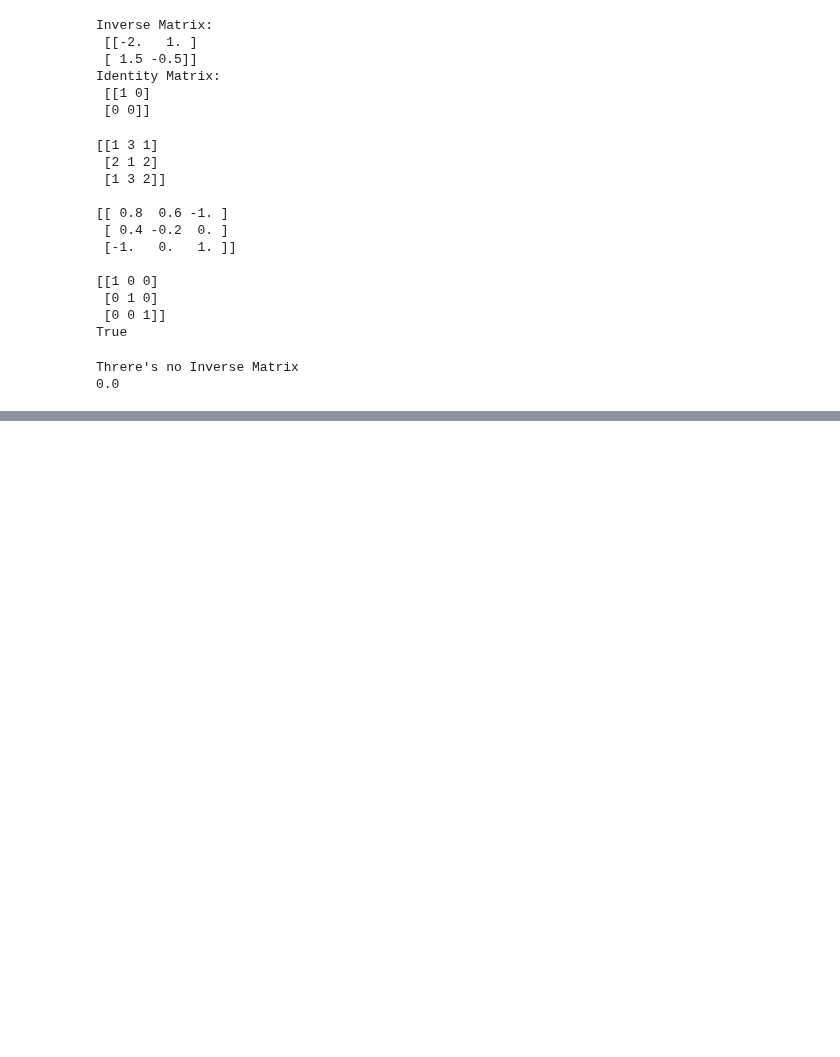
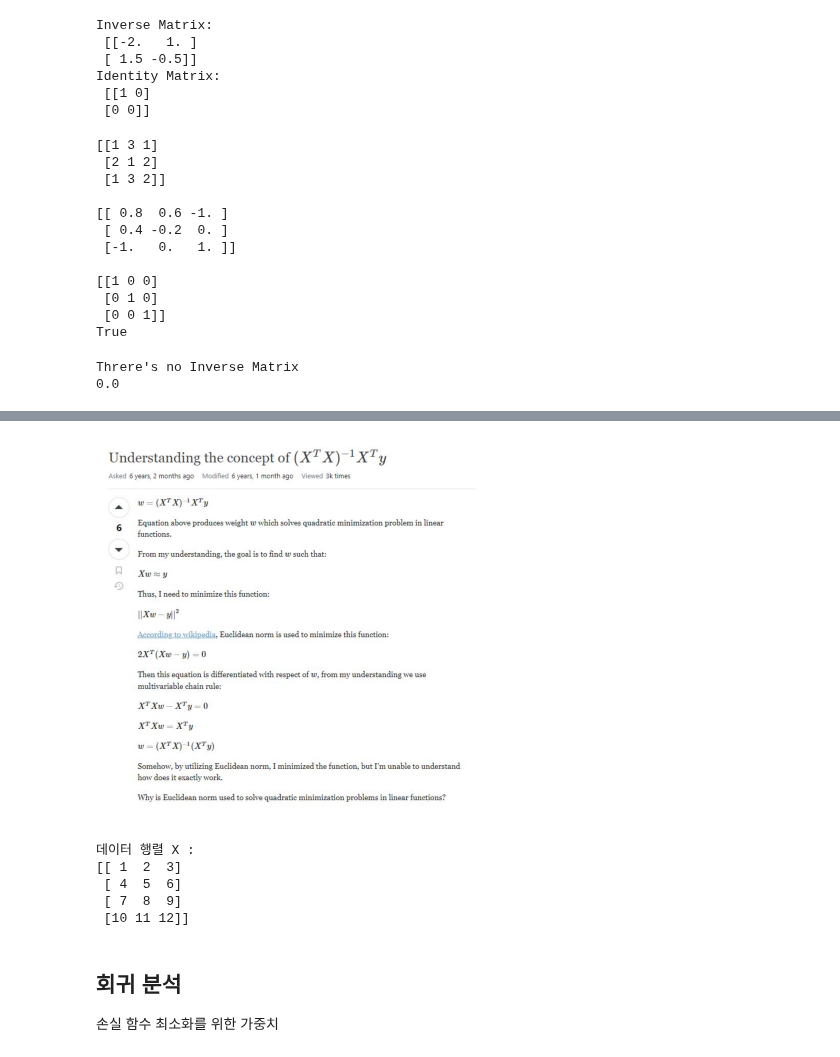
Before and after one commit to H-wooks/KITA_2024, a Jupyter notebook: M3_분석라이브러리/선형대수/선형대수.ipynb, the cells around one changed output, grey strips where cells are left out. Cells and saved outputs as stored; diff of their text form; code cells hidden in the pictures; blank space fills up the shorter version.

```diff
--- a/M3_분석라이브러리/선형대수/선형대수.ipynb
+++ b/M3_분석라이브러리/선형대수/선형대수.ipynb
@@ -1019,0 +1253,27 @@ Threre's no Inverse Matrix
+# %%
+from PIL import Image
+import matplotlib.pyplot as plt
+
+# Replace 'image_name.jpg' with your image file's name
+image = Image.open('/content/drive/MyDrive/00_KITA_2404/M3_분석라이브러리/선형대수/선형회귀분석_가중치벡터.JPG')
+plt.imshow(image)
+plt.axis('off')  # Turn off axis numbers
+plt.show()
+# %% [output]
+[figure, added]
+# %%
+# m개의 샘플과 n개의 특성으로 구성된 데이터셋을 mxn 행렬로 표현
+X = np.array([[1, 2, 3], [4,5,6], [7,8,9], [10, 11, 12]])
+
+## 예제 데이터셋 (4개의 샘플, 3개의 특성)
+print("데이터 행렬 X : ")
+print(X)
+# %% [output]
+데이터 행렬 X :
+[[ 1  2  3]
+ [ 4  5  6]
+ [ 7  8  9]
+ [10 11 12]]
+# %% [markdown]
+## 회귀 분석
+손실 함수 최소화를 위한 가중치
```
Also changed, not shown: parts of 22 cells of this notebook, 4 other files.
